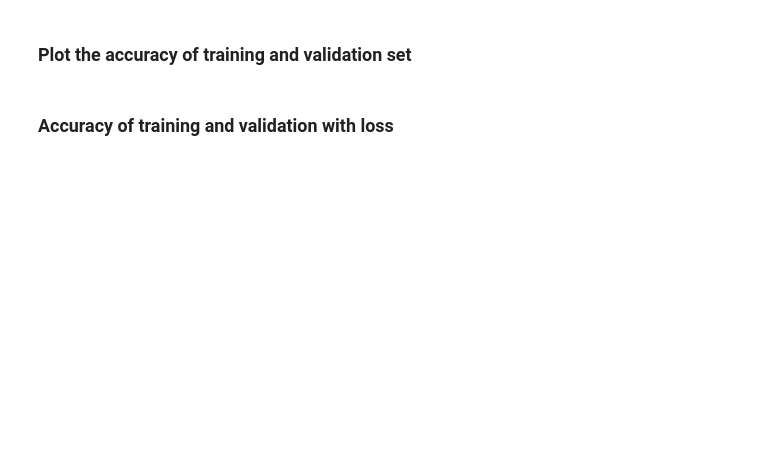
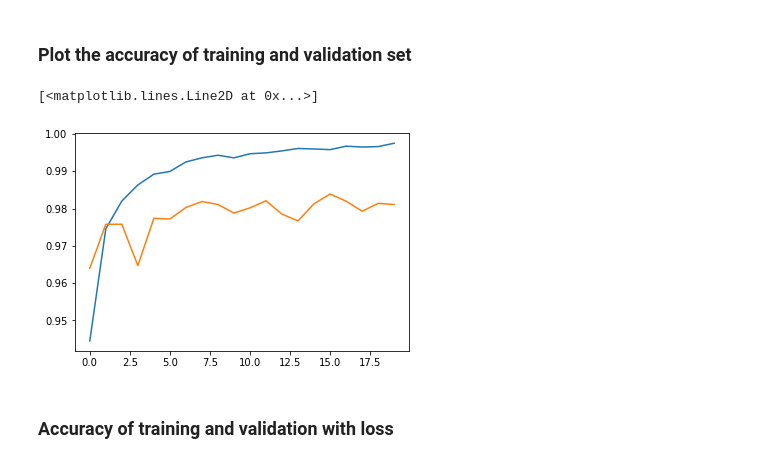
Before and after one commit to devoracer/NeuralNetworksML, a Jupyter notebook: Ex_Files_Neural_Networks_EssT/Exercise Files/Ch03/03_03/03_03 Start.ipynb, the cells around one changed output. Drawn from its saved outputs; the diff is of its cells as text; code cells hidden in the pictures; blank space fills up the shorter version.

```diff
--- a/Ex_Files_Neural_Networks_EssT/Exercise Files/Ch03/03_03/03_03 Start.ipynb
+++ b/Ex_Files_Neural_Networks_EssT/Exercise Files/Ch03/03_03/03_03 Start.ipynb
@@ -31,4 +235,10 @@ import matplotlib.pyplot as plt
 # %% [markdown]
 ### Plot the accuracy of training and validation set
+# %%
+plt.plot(history.history['accuracy'])
+plt.plot(history.history['val_accuracy'])
+# %% [output]
+[<matplotlib.lines.Line2D at 0x...>]
+[figure, added]
 # %% [markdown]
 ### Accuracy of training and validation with loss
```
Also changed, not shown: parts of 32 cells of this notebook.
